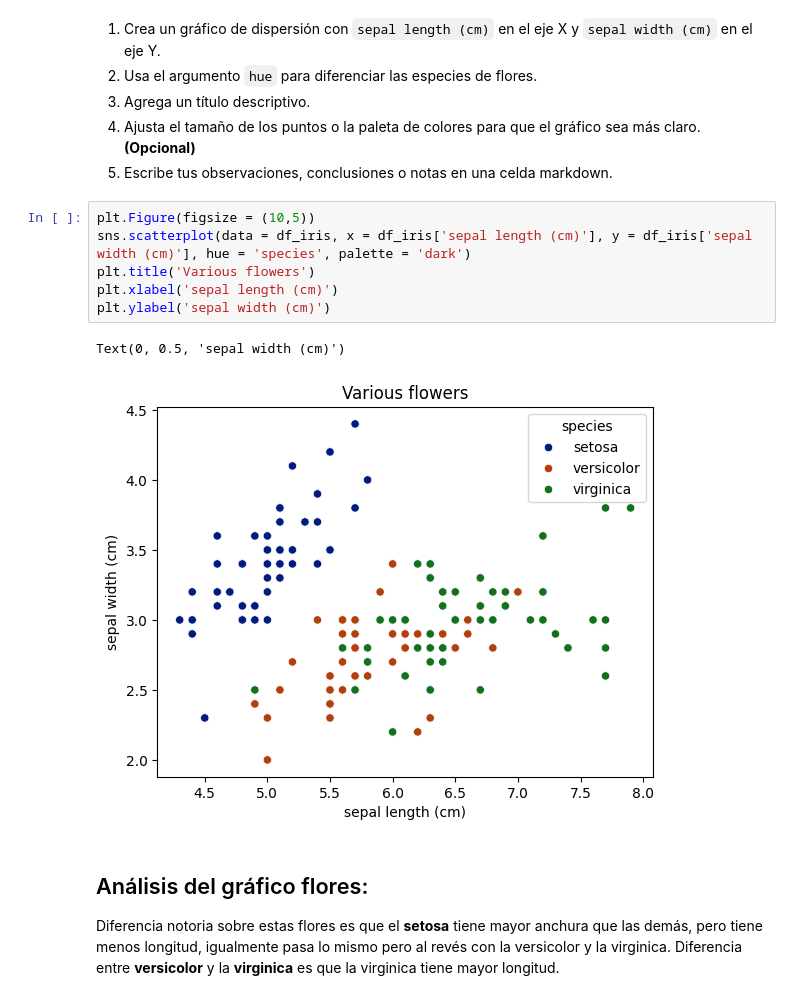
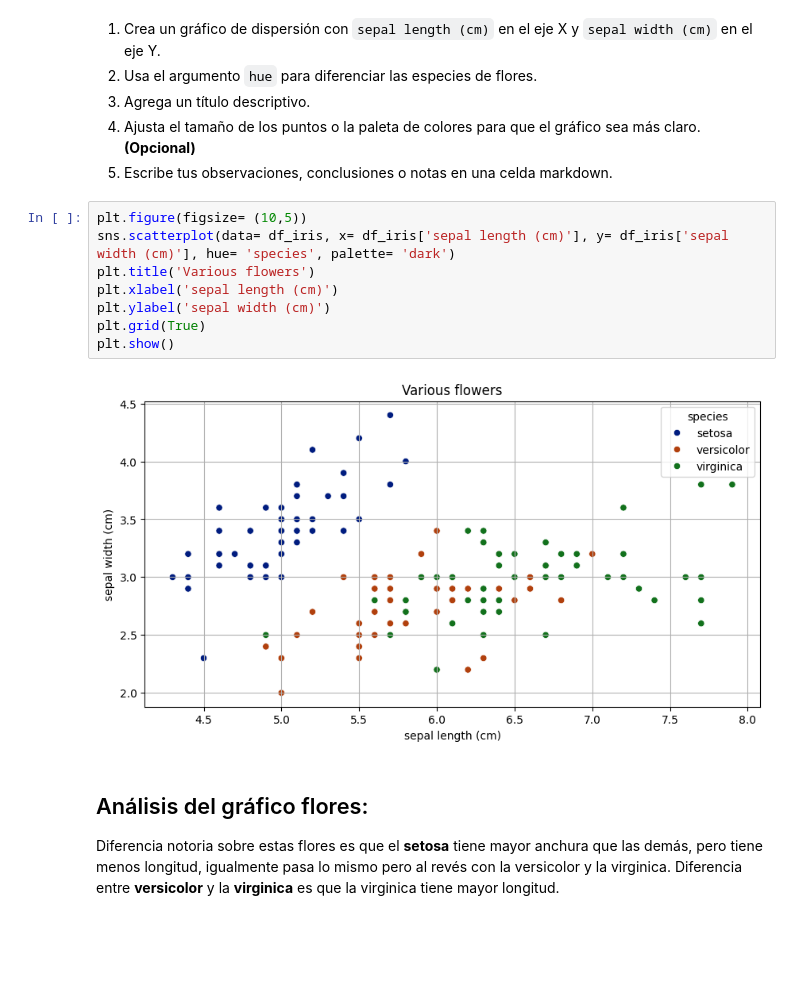
Before and after one commit to 4GeeksAcademy/Antonio27M-proyectodevisualizacion, a Jupyter notebook: notebook/03-project-visualization.ipynb, the cells around one changed output. Saved outputs shown, nothing was run; the diff lists cells and outputs as text; blank space fills up the shorter version.

```diff
--- a/notebook/03-project-visualization.ipynb
+++ b/notebook/03-project-visualization.ipynb
@@ -219,14 +221,15 @@ df_iris
 4. Ajusta el tamaño de los puntos o la paleta de colores para que el gráfico sea más claro. **(Opcional)**
 5. Escribe tus observaciones, conclusiones o notas en una celda markdown.
 # %%
-plt.Figure(figsize = (10,5))
-sns.scatterplot(data = df_iris, x = df_iris['sepal length (cm)'], y = df_iris['sepal width (cm)'], hue = 'species', palette = 'dark')
+plt.figure(figsize= (10,5))
+sns.scatterplot(data= df_iris, x= df_iris['sepal length (cm)'], y= df_iris['sepal width (cm)'], hue= 'species', palette= 'dark')
 plt.title('Various flowers')
 plt.xlabel('sepal length (cm)')
 plt.ylabel('sepal width (cm)')
+plt.grid(True)
+plt.show()
 # %% [output]
-Text(0, 0.5, 'sepal width (cm)')
-[figure, old version]
+[figure, new version]
 # %% [markdown]
 ## Análisis del gráfico flores:
 
```
Also changed, not shown: parts of 15 cells of this notebook.
